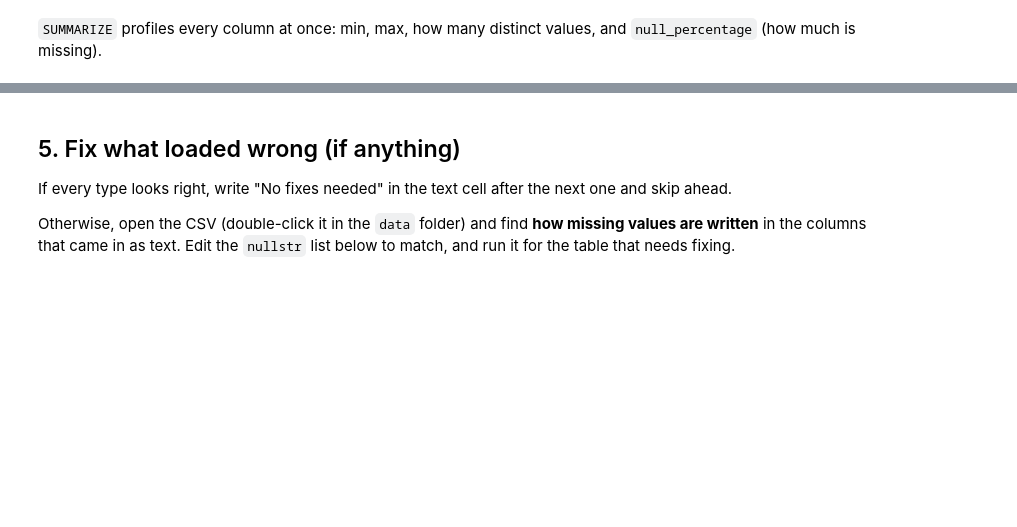
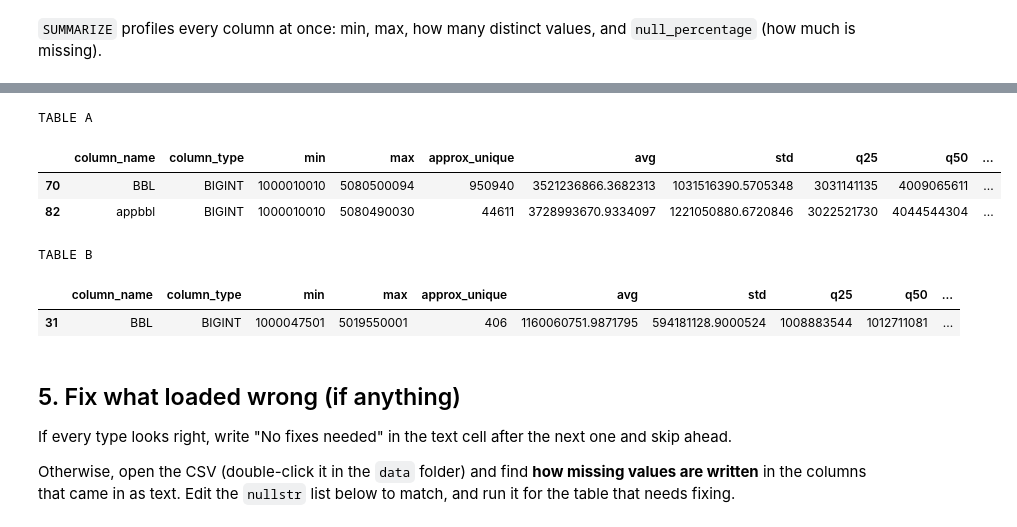
Before and after one commit to jy3469-glitch/data-infra-project, a Jupyter notebook: notebooks/lab1_home_your_data.ipynb, the cells around one changed output, grey strips where cells are left out. Saved outputs shown, nothing was run; the diff lists cells and outputs as text; code cells hidden in the pictures; blank space fills up the shorter version.

```diff
--- a/notebooks/lab1_home_your_data.ipynb
+++ b/notebooks/lab1_home_your_data.ipynb
@@ -91,3 +204,20 @@ con.sql(f"SUMMARIZE {TABLE_B}")
+# %%
+summarya = con.sql(f"SUMMARIZE {TABLE_A}").df()
+summaryb = con.sql(f"SUMMARIZE {TABLE_B}").df()
+
+print("TABLE A")
+display(summarya[summarya["column_name"].str.contains("BBL", case=False, na=False)])
+
+print("TABLE B")
+display(summaryb[summaryb["column_name"].str.contains("BBL", case=False, na=False)])
+# %% [output]
+TABLE A
+|  | column_name | column_type | min | max | approx_unique | avg | std | q25 | q50 | ... |
+| 70 | BBL | BIGINT | 1000010010 | 5080500094 | 950940 | 3521236866.3682313 | 1031516390.5705348 | 3031141135 | 4009065611 | ... |
+| 82 | appbbl | BIGINT | 1000010010 | 5080490030 | 44611 | 3728993670.9334097 | 1221050880.6720846 | 3022521730 | 4044544304 | ... |
+TABLE B
+|  | column_name | column_type | min | max | approx_unique | avg | std | q25 | q50 | ... |
+| 31 | BBL | BIGINT | 1000047501 | 5019550001 | 406 | 1160060751.9871795 | 594181128.9000524 | 1008883544 | 1012711081 | ... |
 # %% [markdown]
 ## 5. Fix what loaded wrong (if anything)
 
```
Also changed, not shown: parts of 26 cells of this notebook, 7 other files.
